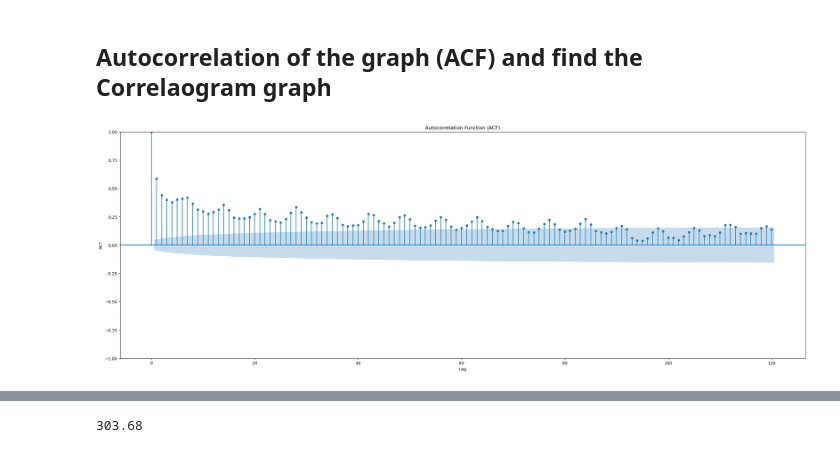
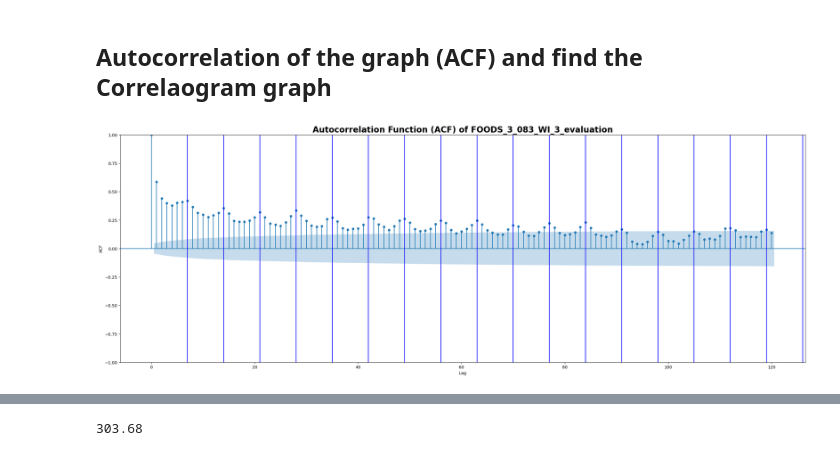
Before and after one commit to yoheita/Springboard, a Jupyter notebook: Capstone Project 2/Capstone_Project_Forecast_250_items.ipynb, the cells around one changed output, grey strips where cells are left out. Drawn from its saved outputs; the diff is of its cells as text; code cells hidden in the pictures.

```diff
--- a/Capstone Project 2/Capstone_Project_Forecast_250_items.ipynb
+++ b/Capstone Project 2/Capstone_Project_Forecast_250_items.ipynb
@@ -92,3 +92,5 @@ for i in range(0,len(multi_items)):
 ## Transform the data
 # %%
 df_transform = df[['date', 'FOODS_3_083_WI_3_evaluation']]
+df_transform
+df_transform_test = df_transform
@@ -112,0 +149,12 @@ df_transform.set_index('date', inplace = True)
+# %%
+
+fig,ax =  plt.subplots(nrows= 2, ncols=1, figsize = ( 20, 12), constrained_layout=True, sharey=True)
+
+fig.suptitle('Sales of example products', fontsize = 30, weight = 'bold')
+test_list = ['FOODS_3_083_WI_3_evaluation', '_FOODS_3_083_WI_3_evaluation']
+for i in range(0,len(test_list)):
+    graph_item = sns.lineplot(x = "date", y = test_list[i],data = df_transform_test[['date', test_list[i]]],
+                 ax = ax[i])
+    graph_item.set_title(test_list[i], size = 20, weight = 'bold')
+    graph_item.set_xlabel("Daily sales", fontsize=15)
+    graph_item.set_ylabel("Date", fontsize=15)
@@ -113,2 +163,2 @@ df_transform.set_index('date', inplace = True)
 # %%
-df_transform
+df_transform_test.set_index('date', inplace = True)
@@ -132,11 +167,30 @@ df_transform
 # %%
 from statsmodels.graphics.tsaplots import plot_acf
 
-fig, ax = plt.subplots(1, 1, figsize=(30, 10))
-plot_acf(df_transform, lags=120, ax = ax)  # lags specifies how many lags to display
+
+
+fig,ax =  plt.subplots(nrows= 2, ncols=1, figsize = ( 20, 12), constrained_layout=True, sharey=True)
+
+fig.suptitle('utocorrelation Function (ACF) of FOODS_3_083_WI_3_evaluation comparison', fontsize = 30, weight = 'bold')
+
+test_list = ['FOODS_3_083_WI_3_evaluation', '_FOODS_3_083_WI_3_evaluation']
+for i in range(0,len(test_list)):
+     #Plot ACF
+    plot_acf(df_transform_test[test_list[i]], lags=lag_max, ax = ax[i])
+    graph_item.set_title(test_list[i], size = 20, weight = 'bold')
+    graph_item.set_xlabel("Daily sales", fontsize=15)
+    graph_item.set_ylabel("Date", fontsize=15)
+
+#Plot vertical line to represent 7 days
+delay_7day_point = []
+lag_max = 120
+i = 0
+while( i <120):
+    i = i + 7
+    plt.axvline(x = i, color = 'b', label = 'axvline - full height')
 plt.xlabel('Lag')
 plt.ylabel('ACF')
-plt.title('Autocorrelation Function (ACF)')
+plt.title('Autocorrelation Function (ACF) of FOODS_3_083_WI_3_evaluation', fontsize = 20, weight = 'bold')
 plt.show()
 # %% [output]
-[figure, old version]
+[figure, new version]
```
Also changed, not shown: parts of 8 cells of this notebook, 2 other files.
